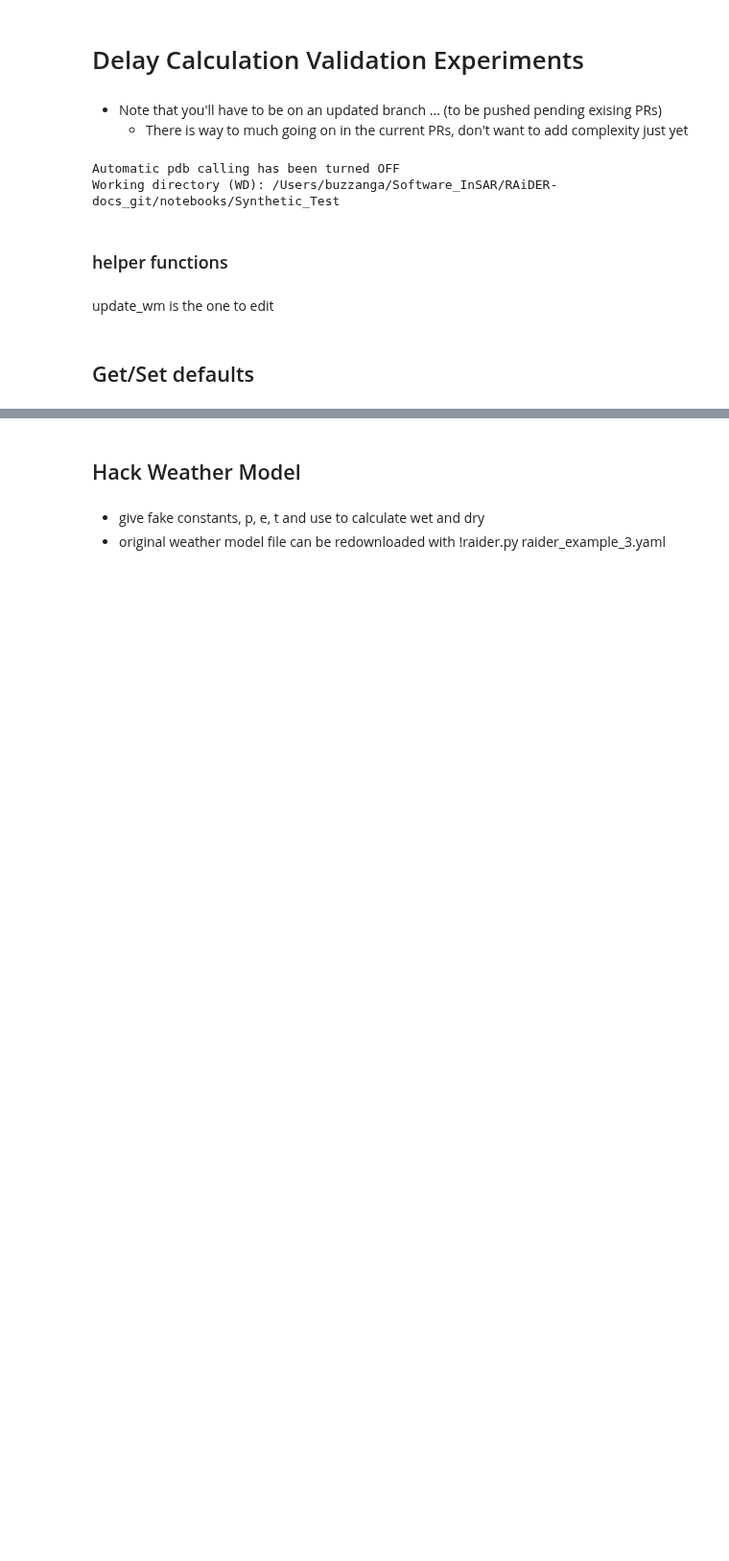
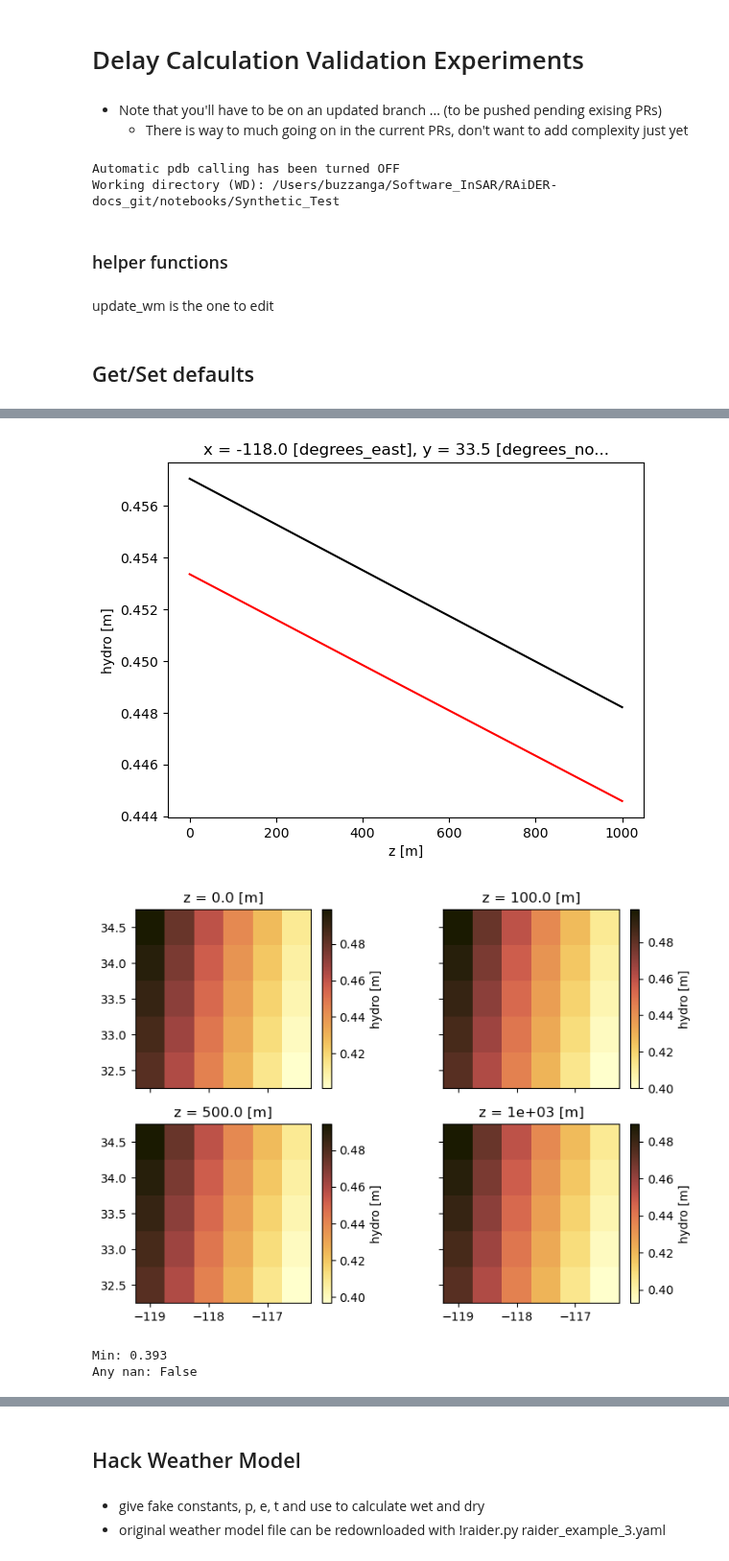
Before and after one commit to dbekaert/RAiDER-docs, a Jupyter notebook: notebooks/Synthetic_Test/SyntheticTest.ipynb, the cells around one changed output, grey strips where cells are left out. Shown at 96% size. Cells and saved outputs as stored; diff of their text form; code cells hidden in the pictures; blank space fills up the shorter version.

```diff
--- a/notebooks/Synthetic_Test/SyntheticTest.ipynb
+++ b/notebooks/Synthetic_Test/SyntheticTest.ipynb
@@ -58,7 +81,15 @@ def compare_golden(wd, ext='ray'):
 dt  = datetime(2020, 1, 30, 13, 52, 45)
 dts = dt.strftime('%Y_%m_%d_T%H_%M_%S')
 
-height_levels = np.array([0., 100., 500., 1000.])
-aoi = BoundingBox([32.979829, 34.944592, -119.272279, -116.251959])
+hgt_lvls = np.array([0., 100., 500., 1000.])
+S, N, W, E   = 33, 34, -118.25, -117.25 # 32.979829, 34.944592, -119.272279, -116.251959
+aoi = BoundingBox([S,N,W,E])
+
+aoi.add_buffer(buffer = 1.5 * 0.3125)#model.getLLRes())
+
 # aoi.add_buffer(buffer=1.)
-orbit = f'{WD}/S1B_OPER_AUX_POEORB_OPOD_20210317T025713_V20200129T225942_20200131T005942.EOF'
+orbit = f'{wd}/S1B_OPER_AUX_POEORB_OPOD_20210317T025713_V20200129T225942_20200131T005942.EOF'
+los = Raytracing(orbit, time=dt)
+grid_spacing = 0.5
+
+# f_lat, f_lon = makeLatLonGrid([S, N, W, E], 'LA', f'{wd}/data', grid_spacing)
@@ -64,0 +259,7 @@ orbit = f'{WD}/S1B_OPER_AUX_POEORB_OPOD_20210317T025713_V20200129T225942_2020013
+# %%
+wm_file0 = op.join(wd, 'weather_files/GMAO_2020_01_30_T13_52_45_33N_35N_120W_116W_REAL.nc')
+wm_file1 = update_GMAO(wm_file0)
+
+
+ds  = tropo_delay(dt, wm_file1, aoi, los, hgt_lvls, cube_spacing_m=round(grid_spacing/1e-5))[0]
+da  = ds['hydro']
@@ -64,0 +274,24 @@ orbit = f'{WD}/S1B_OPER_AUX_POEORB_OPOD_20210317T025713_V20200129T225942_2020013
+# %%
+lalo_ix = (1,2) # random index of lat lon
+
+fig, axes = plt.subplots()
+da.isel(y=lalo_ix[0], x=lalo_ix[1]).plot(ax=axes, color='k')
+da.isel(y=lalo_ix[0]+1, x=lalo_ix[1]).plot(ax=axes, color='red');
+
+
+fig, axes = plt.subplots(ncols=2, nrows=2, sharex=True, sharey=True, figsize=(8,6))
+for i, ax in enumerate(axes.ravel()):
+    da.isel(z=i).plot(ax=ax, cmap='cmc.lajolla')#, vmin=0.058, vmax=0.061)
+    ax.set_xlabel('')
+    ax.set_ylabel('')
+
+fig.subplots_adjust(wspace=0.4)
+plt.show()
+
+print ('Min:', round(da.min().item(), 3))
+print ('Any nan:', da.isnull().any().item())
+# %% [output]
+[figure, added]
+[figure, added]
+Min: 0.393
+Any nan: False
```
Also changed, not shown: parts of 20 cells of this notebook.
